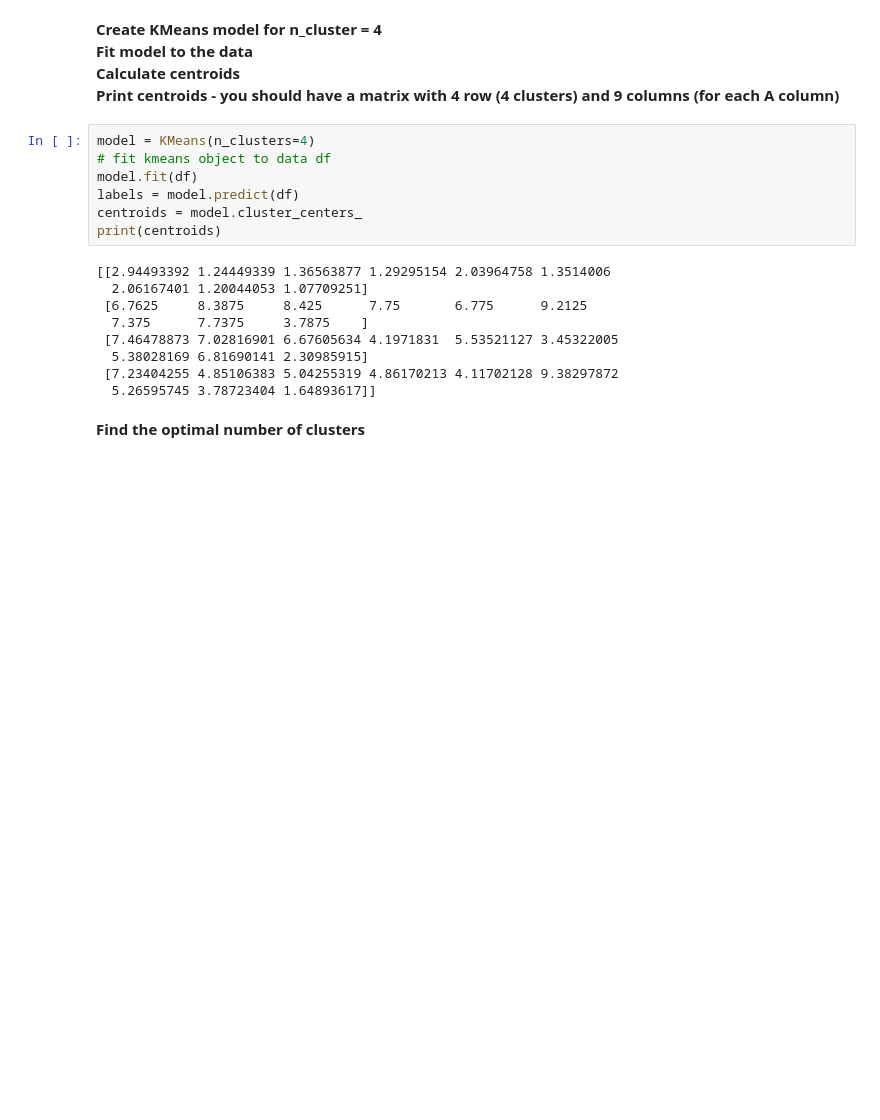
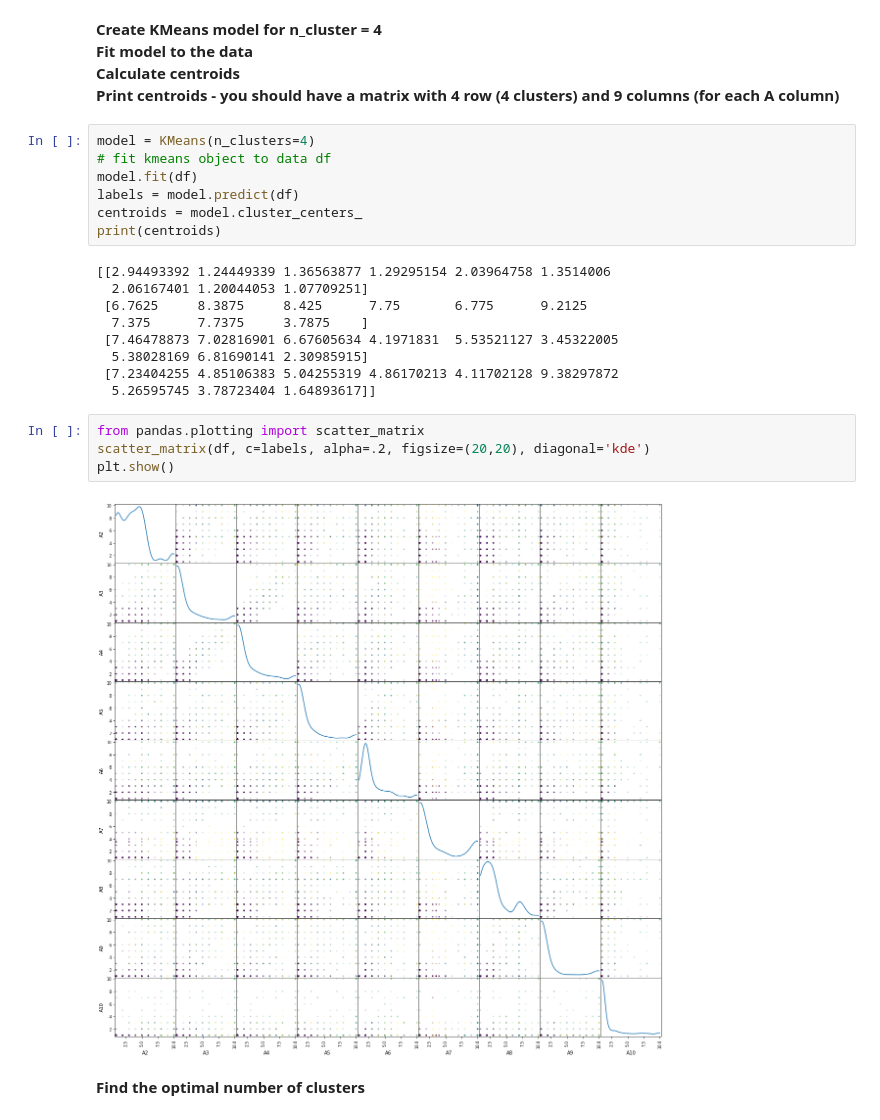
Before and after one commit to iu-data-science-python-i590-Group1/final-project-team-python-byte, a Jupyter notebook: code/FinalAssigment-Phase2.ipynb, the cells around one changed output. Cells and saved outputs as stored; diff of their text form; blank space fills up the shorter version.

```diff
--- a/code/FinalAssigment-Phase2.ipynb
+++ b/code/FinalAssigment-Phase2.ipynb
@@ -78,6 +78,12 @@ print(centroids)
   5.38028169 6.81690141 2.30985915]
  [7.23404255 4.85106383 5.04255319 4.86170213 4.11702128 9.38297872
   5.26595745 3.78723404 1.64893617]]
+# %%
+from pandas.plotting import scatter_matrix
+scatter_matrix(df, c=labels, alpha=.2, figsize=(20,20), diagonal='kde')
+plt.show()
+# %% [output]
+[figure, added]
 # %% [markdown]
 <b>Find the optimal number of clusters</b>
 # %%
```
Also changed, not shown: parts of 7 cells of this notebook.
